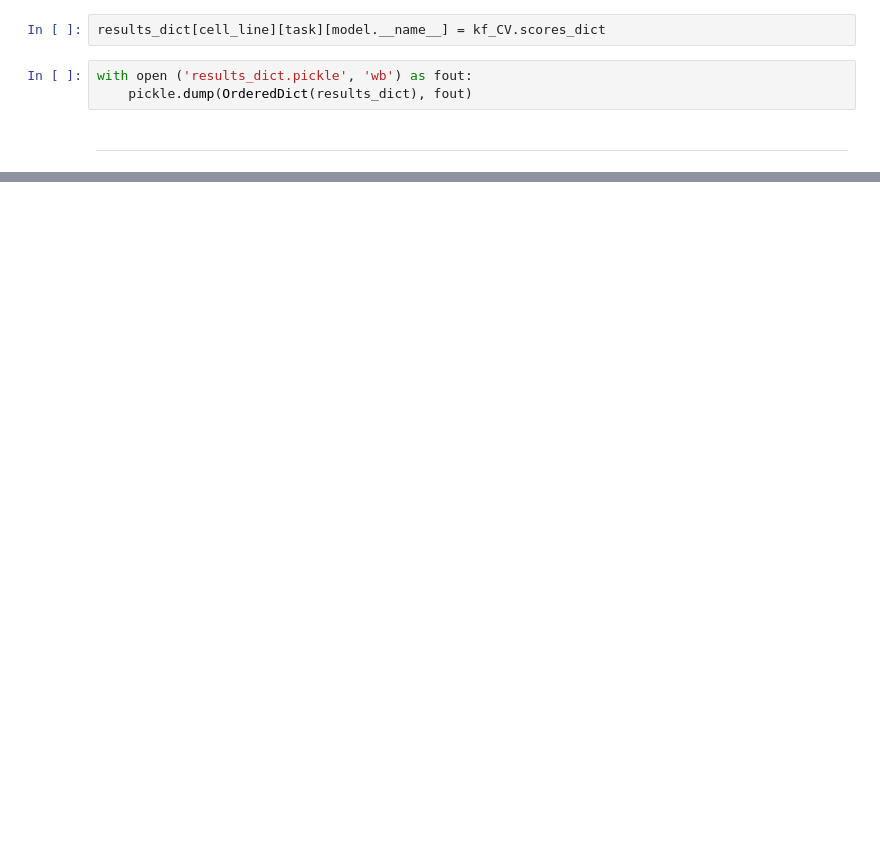
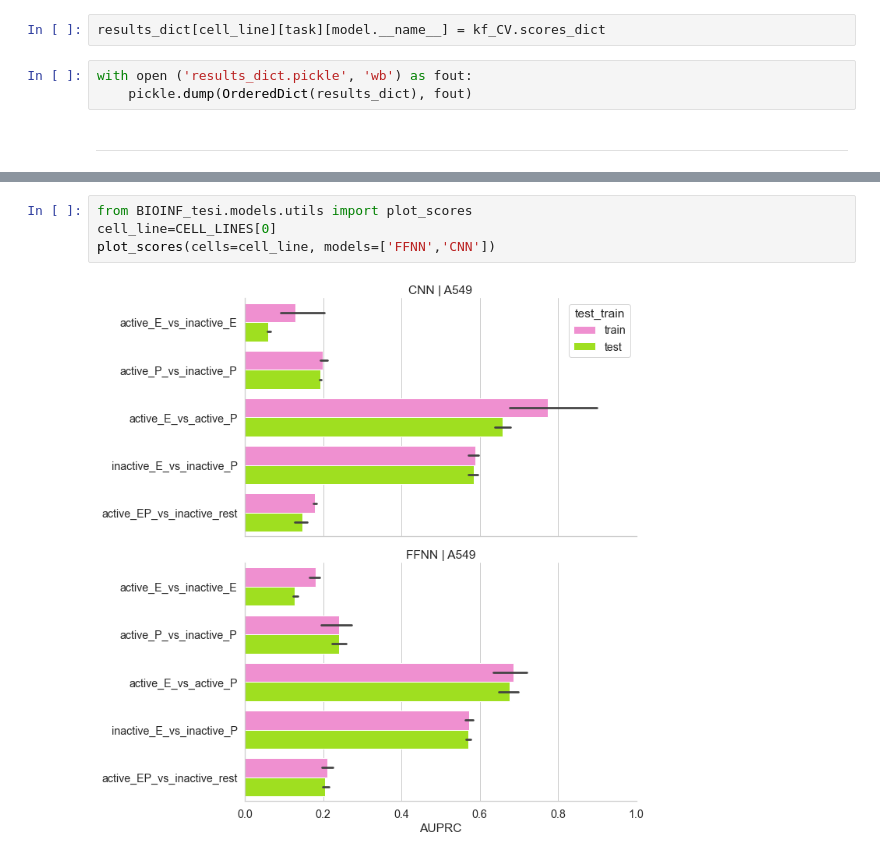
Before and after one commit to nikiiny/Prediction-of-Active-and-Inactive-Regulatory-Regions-with-Embracenet-Multimodal-Neural-Network-, a Jupyter notebook: 02_Thesis_BIOINF_GM12878.ipynb, the cells around one changed output, grey strips where cells are left out. Saved outputs shown, nothing was run; the diff lists cells and outputs as text; blank space fills up the shorter version.

```diff
--- a/02_Thesis_BIOINF_GM12878.ipynb
+++ b/02_Thesis_BIOINF_GM12878.ipynb
@@ -370 +886,7 @@ with open ('results_dict.pickle', 'wb') as fout:
+# %%
+from BIOINF_tesi.models.utils import plot_scores
+cell_line=CELL_LINES[0]
+plot_scores(cells=cell_line, models=['FFNN','CNN'])
+# %% [output]
+[figure, added]
 # %%
```
Also changed, not shown: parts of 37 cells of this notebook, 17 other files.
